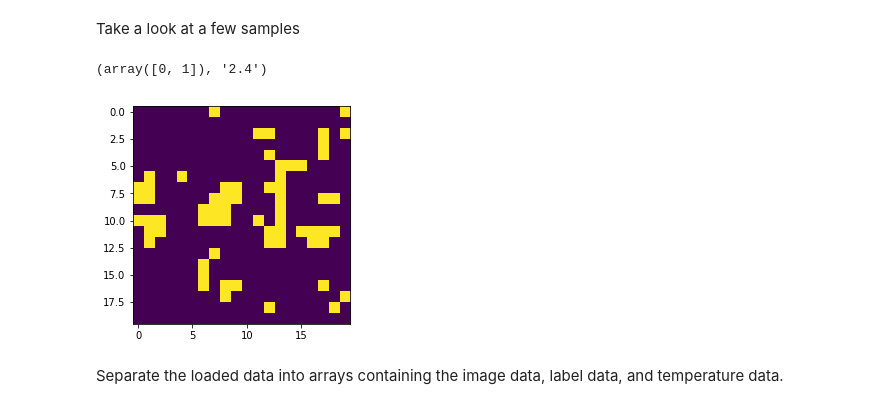
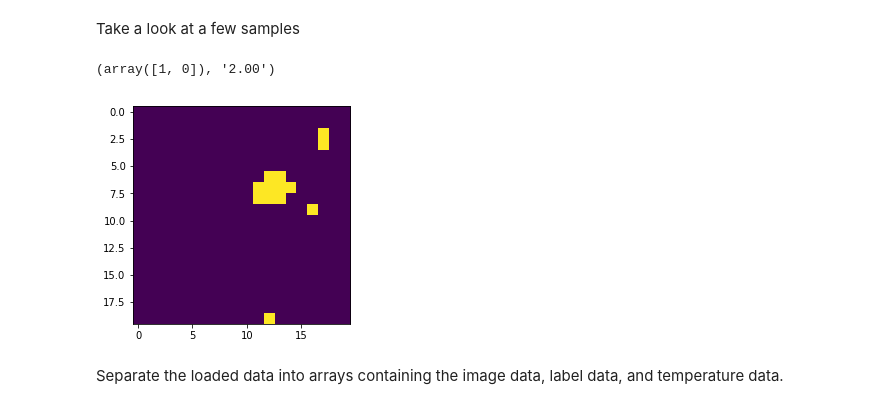
Before and after one commit to DanielJCase/Ising-Deep-Learning, a Jupyter notebook: Ising_NN.ipynb, the cells around one changed output. Drawn from its saved outputs; the diff is of its cells as text; code cells hidden in the pictures.

```diff
--- a/Ising_NN.ipynb
+++ b/Ising_NN.ipynb
@@ -70,12 +70,12 @@ valid_set=valid_data_with_label(valid_data,'low','high')
 # %% [markdown]
 Take a look at a few samples
 # %%
-n_test=34
+n_test=33
 plt.imshow(train_set[n_test][0])
 train_set[n_test][1]
 # %% [output]
-(array([0, 1]), '2.4')
+(array([1, 0]), '2.00')
-[figure, old version]
+[figure, new version]
 # %% [markdown]
 Separate the loaded data into arrays containing the image data, label data, and temperature data.
 # %%
```
Also changed, not shown: parts of 19 cells of this notebook, 2 other files.
